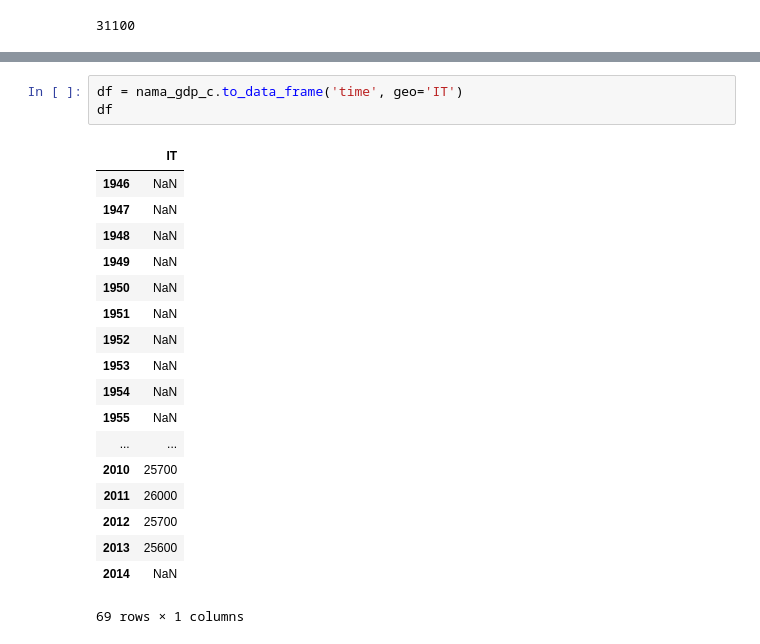
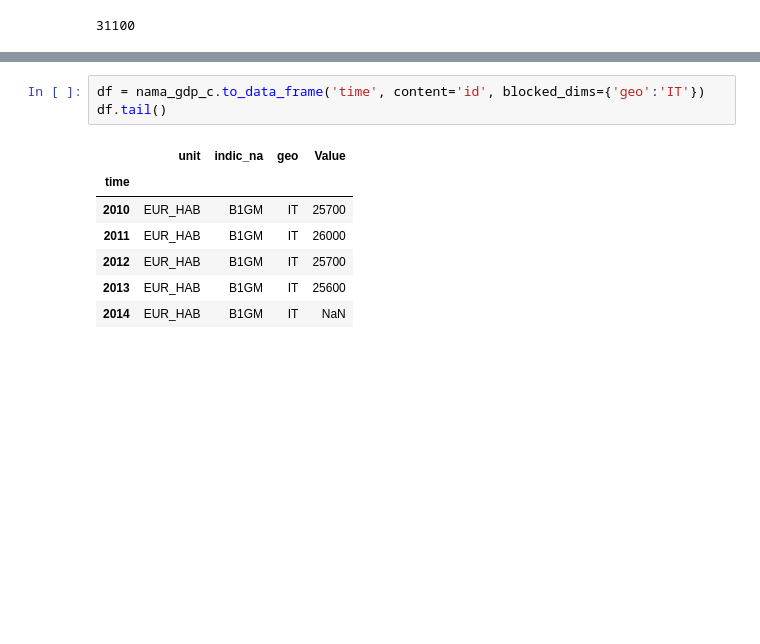
Before and after one commit to 26fe/jsonstat.py, a Jupyter notebook: examples-notebooks/eurostat.ipynb, the cells around one changed output, grey strips where cells are left out. Drawn from its saved outputs; the diff is of its cells as text; blank space fills up the shorter version.

```diff
--- a/examples-notebooks/eurostat.ipynb
+++ b/examples-notebooks/eurostat.ipynb
@@ -157,22 +158,11 @@ df.plot()
 # %%
-df = nama_gdp_c.to_data_frame('time', geo='IT')
-df
+df = nama_gdp_c.to_data_frame('time', content='id', blocked_dims={'geo':'IT'})
+df.tail()
 # %% [output]
-|  | IT |
-| 1946 | NaN |
-| 1947 | NaN |
-| 1948 | NaN |
-| 1949 | NaN |
-| 1950 | NaN |
-| 1951 | NaN |
-| 1952 | NaN |
-| 1953 | NaN |
-| 1954 | NaN |
-| 1955 | NaN |
-| ... | ... |
-| 2010 | 25700 |
-| 2011 | 26000 |
-| 2012 | 25700 |
-| 2013 | 25600 |
-| 2014 | NaN |
+|  | unit | indic_na | geo | Value |
+| time |  |  |  |  |
+| 2010 | EUR_HAB | B1GM | IT | 25700 |
+| 2011 | EUR_HAB | B1GM | IT | 26000 |
+| 2012 | EUR_HAB | B1GM | IT | 25700 |
+| 2013 | EUR_HAB | B1GM | IT | 25600 |
+| 2014 | EUR_HAB | B1GM | IT | NaN |
-69 rows × 1 columns
```
Also changed, not shown: parts of 4 cells of this notebook.
